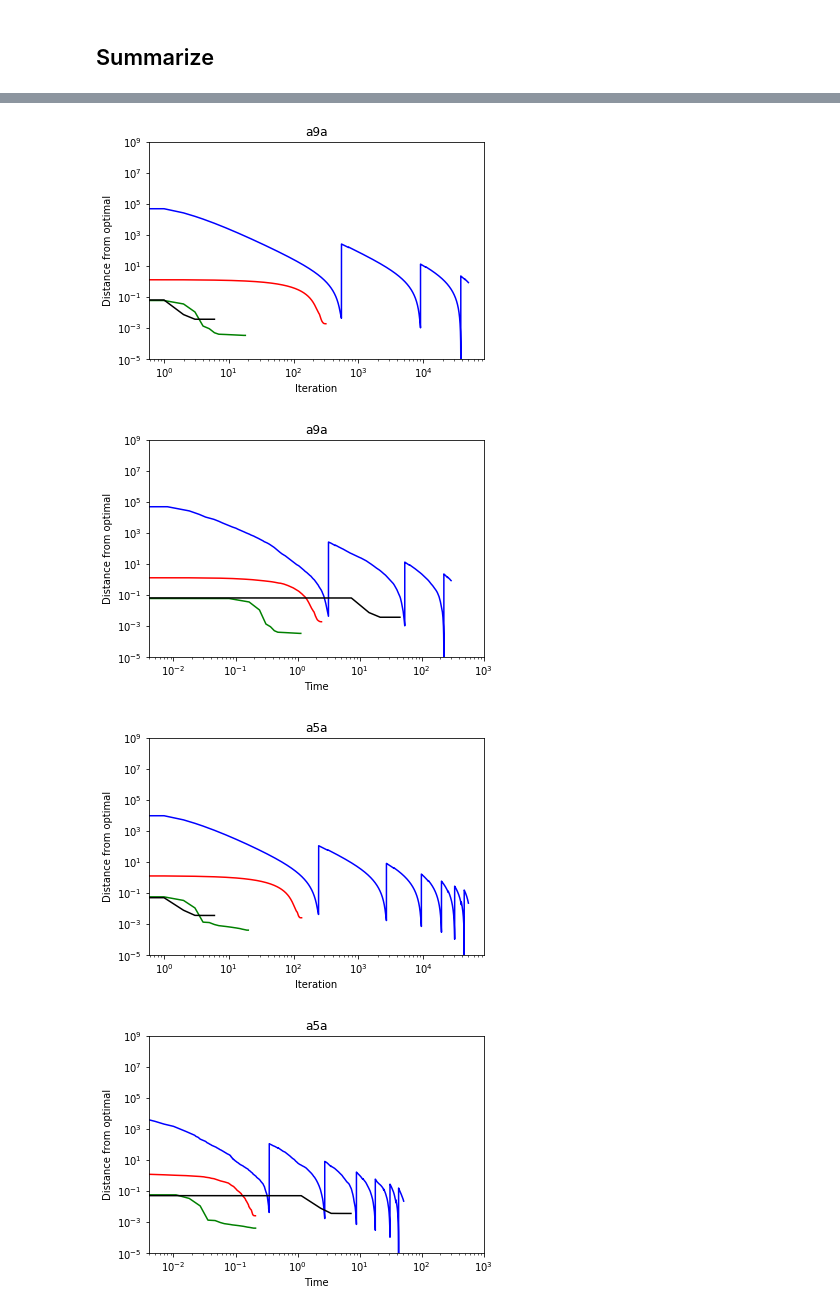
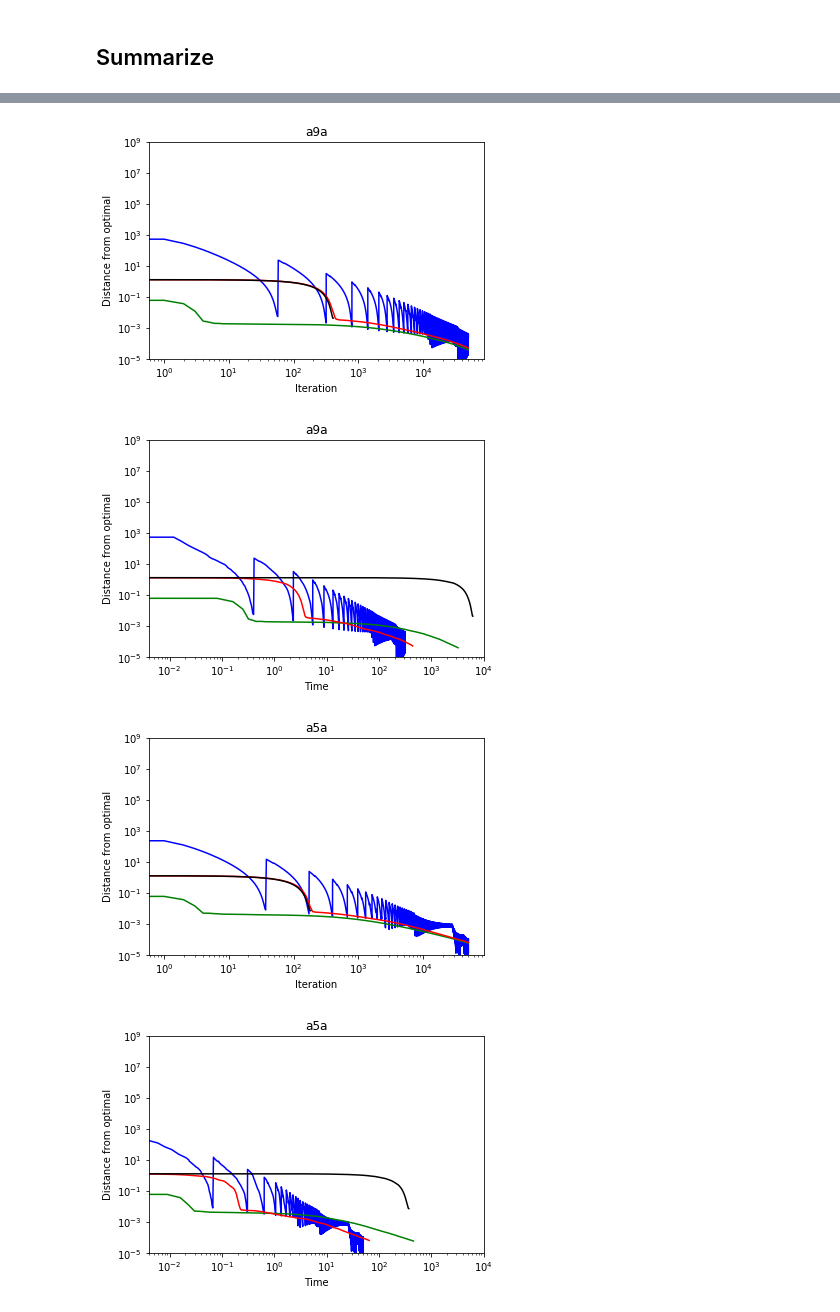
Before and after one commit to kamil-safin/scfw_experiments, a Jupyter notebook: updated_code/Run_Poisson.ipynb, the cells around one changed output, grey strips where cells are left out. Cells and saved outputs as stored; diff of their text form; code cells hidden in the pictures.

```diff
--- a/updated_code/Run_Poisson.ipynb
+++ b/updated_code/Run_Poisson.ipynb
@@ -65,14 +64,16 @@ y.shape
 # %%
 N, n = W.shape
-lam = 1 / 2 * np.sqrt(N)
+lam =  np.sqrt(N)/2
+#first set of parameters
 Mf = max(2/np.sqrt(y))
-nu = 2
+nu = 3
 I = np.eye(n)
 Iv = np.ones(n)
 
 #running parameters
 x0 = np.ones(n) / n
 terminate_tol = 1e-10
+M = ps.poisson(W,y,lam,x0)[0]/lam
 
 #parameters for FW
 FW_params={
@@ -85,14 +86,14 @@ sc_params={
     #parameters for SCOPT
     'iter_SC': 1000,
     'Lest': 'estimate', #estimate L
-    'use_two_phase':False,
+    'use_two_phase':True,
     #FISTA parameters
     'fista_type': 'mfista',
     'fista_tol': 1e-5,
     'fista_iter': 1000,
     #Conjugate Gradient Parameters
-    'conj_grad_tol':1e-5,
-    'conj_grad_iter':1000,
+    'conj_grad_tol':1e-2,
+    'conj_grad_iter':100,
 }
 # %% [markdown]
 ## Auxilary functions
@@ -103,8 +104,8 @@ grad_beta = lambda x,s,beta,dot_product,dot_product_s: ps.grad_poisson(W, y, lam
 hess_mult_x = lambda x,dot_product: ps.hess_mult(W, y, x, dot_product)
 hess_mult_vec_x= lambda s,dot_product: ps.hess_mult_vec(W, y, s, dot_product)
 extra_func = lambda x: W@x
-linear_orcale = lambda grad,M: ps.proj_simplex_full(grad, M,lam)
-prox_func=lambda x: np.maximum(x,np.zeros(len(x)))
+linear_orcale = lambda grad: ps.linear_oracle_full_simplex(grad, M)
+prox_func=lambda x,L: np.maximum(x,np.zeros(len(x))) #used for SCOPT
 # %% [markdown]
 # Run FW
 # %%
@@ -117,6 +118,7 @@ for policy in run_alpha_policies:
                        hess_mult_x,
                        extra_func,
                        Mf,
+                       nu,
                        linear_orcale,
                        x0,
                        FW_params,
@@ -192,13 +206,14 @@ with open('./results/results_poisson_dict.pckl', 'wb') as f:
 print(example)
 
 methods= ["standard","line_search","icml","scopt"]
+for example in ['a9a','a5a']:
+    print(example)
+    for method in methods:
 
-for method in methods:
+        x=results[example][method]['x']
+        time_hist=results[example][method]['time_hist']
+        Q_hist=results[example][method]['Q_hist']
 
-    x=results[example][method]['x']
-    time_hist=results[example][method]['time_hist']
-    Q_hist=results[example][method]['Q_hist']
-
-    print(method)
-    print("sum_x=%g,total_time=%3.3e,time_per_iter=%g,minimal_val=%g\n"%(sum(abs(x)),sum(time_hist),sum(time_hist)/(len(time_hist)-1),
-        min(Q_hist)))
+        print(method)
+        print("sum_x=%g,iter=%d,total_time=%3.3e,time_per_iter=%g,minimal_val=%g\n"%(sum(abs(x)),len(time_hist)-1,sum(time_hist),sum(time_hist)/(len(time_hist)-1),
+            min(Q_hist)))
@@ -218,34 +220,34 @@ sum_x=3.38437,total_time=4.474e+01,time_per_iter=7.45621,minimal_val=32904.3
 # %%
 with open('./results/results_poisson_dict.pckl', 'rb') as f:
         results=pickle.load(f)
 k=0
 colors={'icml':'r','standard':'b','line_search':'g','scopt':'k'}
 for example in ['a9a','a5a']:
     min_Q=1e10
     for method in methods:
         min_Q=min(min(results[example][method]['Q_hist']),min_Q)
     min_Q=min_Q-1e-10
 
     plt.figure(k)
     for method in methods:
         plt.loglog(results[example][method]['Q_hist']/min_Q-1,colors[method])
     plt.ylim((1e-5,1e+9))
     plt.xlabel('Iteration')
     plt.ylabel('Distance from optimal')
     plt.title(example)
 
     k+=1
     plt.figure(k)
     for method in methods:
         plt.loglog(np.cumsum(results[example][method]['time_hist']),results[example][method]['Q_hist']/min_Q-1,colors[method])
-    plt.xlim((0.4e-2,1e+3))
+    plt.xlim((0.4e-2,1e+4))
     plt.ylim((1e-5,1e+9))
     plt.xlabel('Time')
     plt.ylabel('Distance from optimal')
     plt.title(example)
     k+=1
 # %% [output]
-[figure, old version]
+[figure, new version]
-[figure, old version]
+[figure, new version]
-[figure, old version]
+[figure, new version]
-[figure, old version]
+[figure, new version]
```
Also changed, not shown: parts of 4 cells of this notebook, 6 other files.
